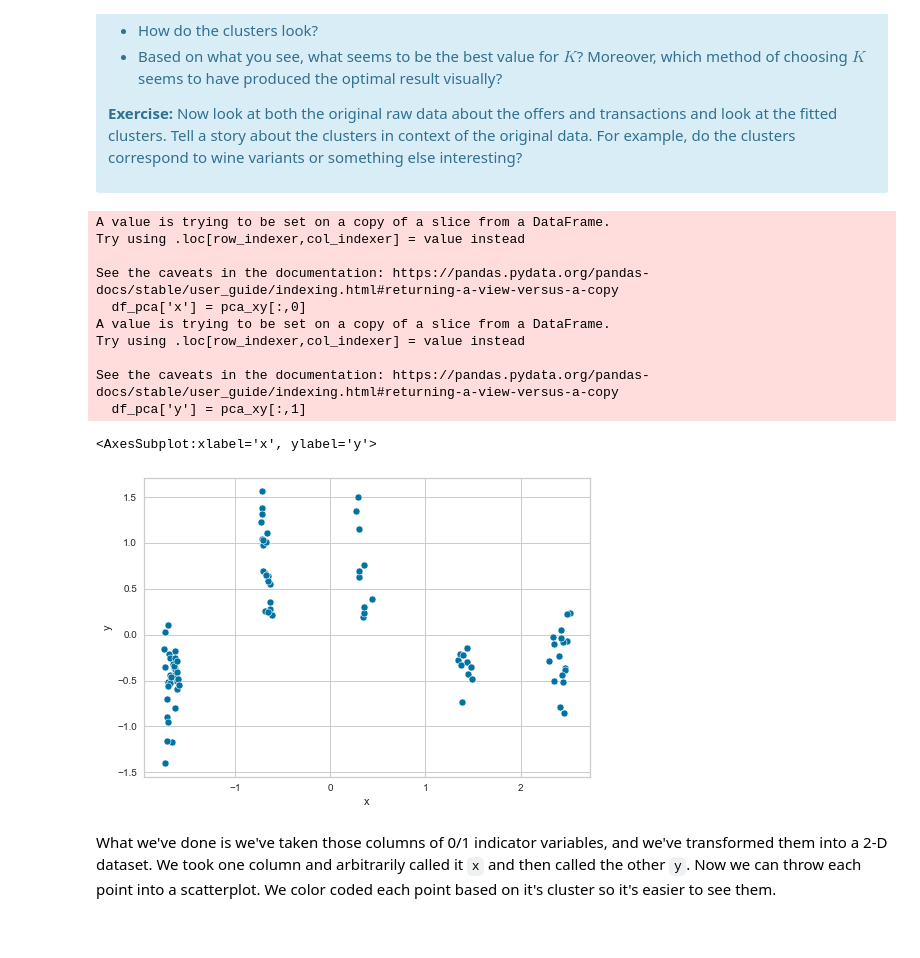
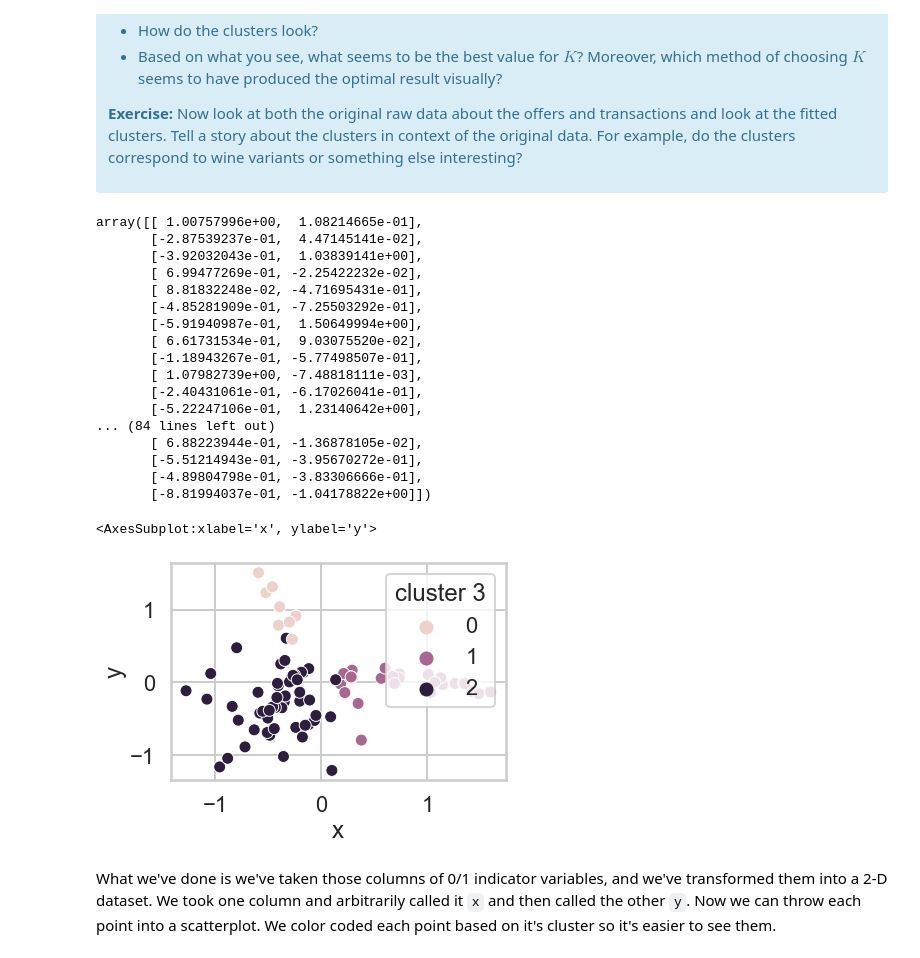
Before and after one commit to edk3742/DataScienceGuidedCapstone, a Jupyter notebook: Notebooks/Clustering Case Study/Clustering Case Study - Customer Segmentation with K-Means - Tier 3.ipynb, the cells around one changed output. Cells and saved outputs as stored; diff of their text form; code cells hidden in the pictures.

```diff
--- a/Notebooks/Clustering Case Study/Clustering Case Study - Customer Segmentation with K-Means - Tier 3.ipynb
+++ b/Notebooks/Clustering Case Study/Clustering Case Study - Customer Segmentation with K-Means - Tier 3.ipynb
@@ -136,3 +138,3 @@ array([1, 0, 2, 1, 0, 4, 2, 1, 3, 1, 3, 2, 1, 3, 3, 2, 0, 2, 1, 4, 1, 0,
 # %%
-kmeans = KMeans(n_clusters=5).fit(x_cols)
-kmeans.inertia_
+# kmeans = KMeans(n_clusters=5).fit(x_cols)
+# kmeans.inertia_
@@ -278,28 +278,48 @@ This is only one use of PCA for dimension reduction. We can also use PCA when we
 </div>
 # %%
 #your turn
+#'profiling'
+
+#groupby cluster id for 3 clusters
+#join cluster id with original
+
+col_reqd = list(range(1,33))
+# col_reqd.append('cluster 3')
+df_pivot[col_reqd]
+
+# cluster_3_df = df_pivot[col_reqd].groupby(by=['cluster 3']).sum()
+x_cols_2 = np.asarray(df_pivot[col_reqd])
+
 from sklearn.decomposition import PCA
 pca = PCA(n_components=2)
-pca_xy = pca.fit_transform(x_cols)
-df_pca = df_pivot[['cluster 2']]
+pca_xy = pca.fit_transform(x_cols_2)
+df_pca = pd.DataFrame(df_pivot['cluster 3'])
 df_pca['x'] = pca_xy[:,0]
 df_pca['y'] = pca_xy[:,1]
+pca_xy
 # %% [output]
-A value is trying to be set on a copy of a slice from a DataFrame.
-Try using .loc[row_indexer,col_indexer] = value instead
-
-See the caveats in the documentation: https://pandas.pydata.org/pandas-docs/stable/user_guide/indexing.html#returning-a-view-versus-a-copy
-  df_pca['x'] = pca_xy[:,0]
-A value is trying to be set on a copy of a slice from a DataFrame.
-Try using .loc[row_indexer,col_indexer] = value instead
-
-See the caveats in the documentation: https://pandas.pydata.org/pandas-docs/stable/user_guide/indexing.html#returning-a-view-versus-a-copy
-  df_pca['y'] = pca_xy[:,1]
+array([[ 1.00757996e+00,  1.08214665e-01],
+       [-2.87539237e-01,  4.47145141e-02],
+       [-3.92032043e-01,  1.03839141e+00],
+       [ 6.99477269e-01, -2.25422232e-02],
+       [ 8.81832248e-02, -4.71695431e-01],
+       [-4.85281909e-01, -7.25503292e-01],
+       [-5.91940987e-01,  1.50649994e+00],
+       [ 6.61731534e-01,  9.03075520e-02],
+       [-1.18943267e-01, -5.77498507e-01],
+       [ 1.07982739e+00, -7.48818111e-03],
+       [-2.40431061e-01, -6.17026041e-01],
+       [-5.22247106e-01,  1.23140642e+00],
+... (84 lines left out)
+       [ 6.88223944e-01, -1.36878105e-02],
+       [-5.51214943e-01, -3.95670272e-01],
+       [-4.89804798e-01, -3.83306666e-01],
+       [-8.81994037e-01, -1.04178822e+00]])
 # %%
-sns.scatterplot(x='x',y='y',data=df_pca)
+sns.scatterplot(x='x',y='y',data=df_pca, hue='cluster 3')
 # %% [output]
 <AxesSubplot:xlabel='x', ylabel='y'>
-[figure, old version]
+[figure, new version]
 # %% [markdown]
 What we've done is we've taken those columns of 0/1 indicator variables, and we've transformed them into a 2-D dataset. We took one column and arbitrarily called it `x` and then called the other `y`. Now we can throw each point into a scatterplot. We color coded each point based on it's cluster so it's easier to see them.
 # %% [markdown]
```
Also changed, not shown: parts of 6 cells of this notebook.
